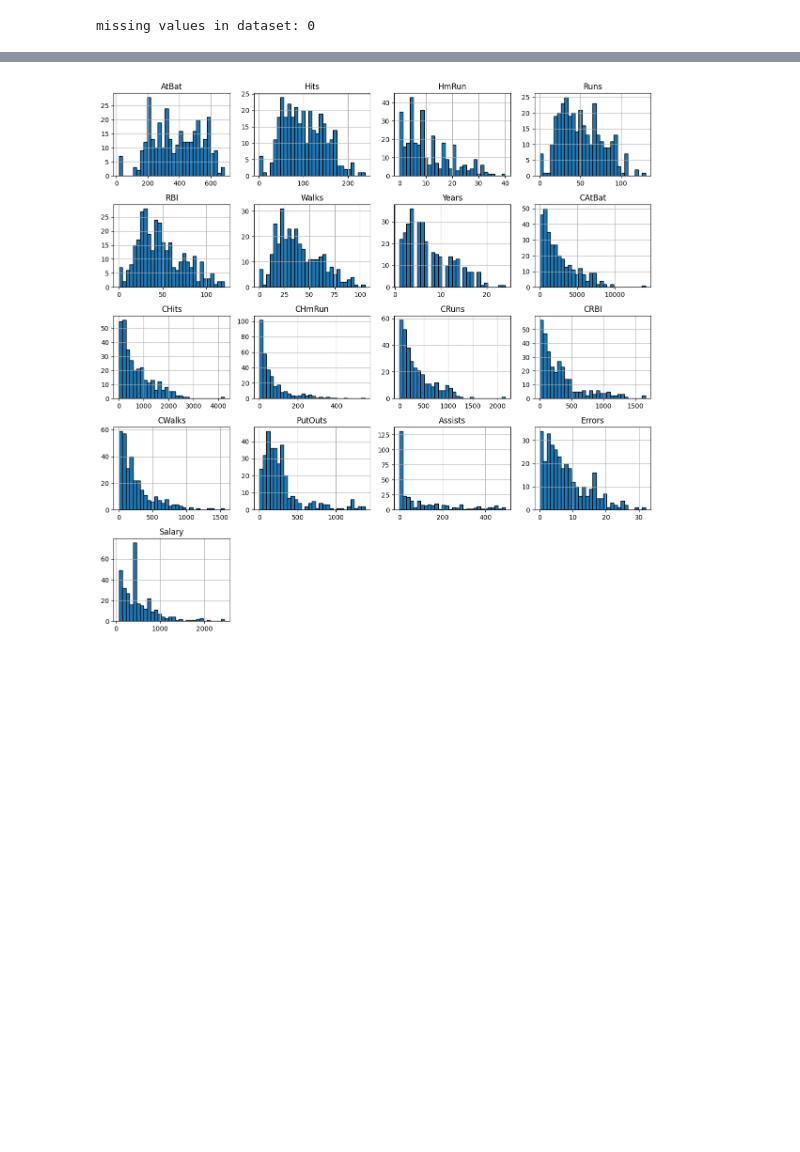
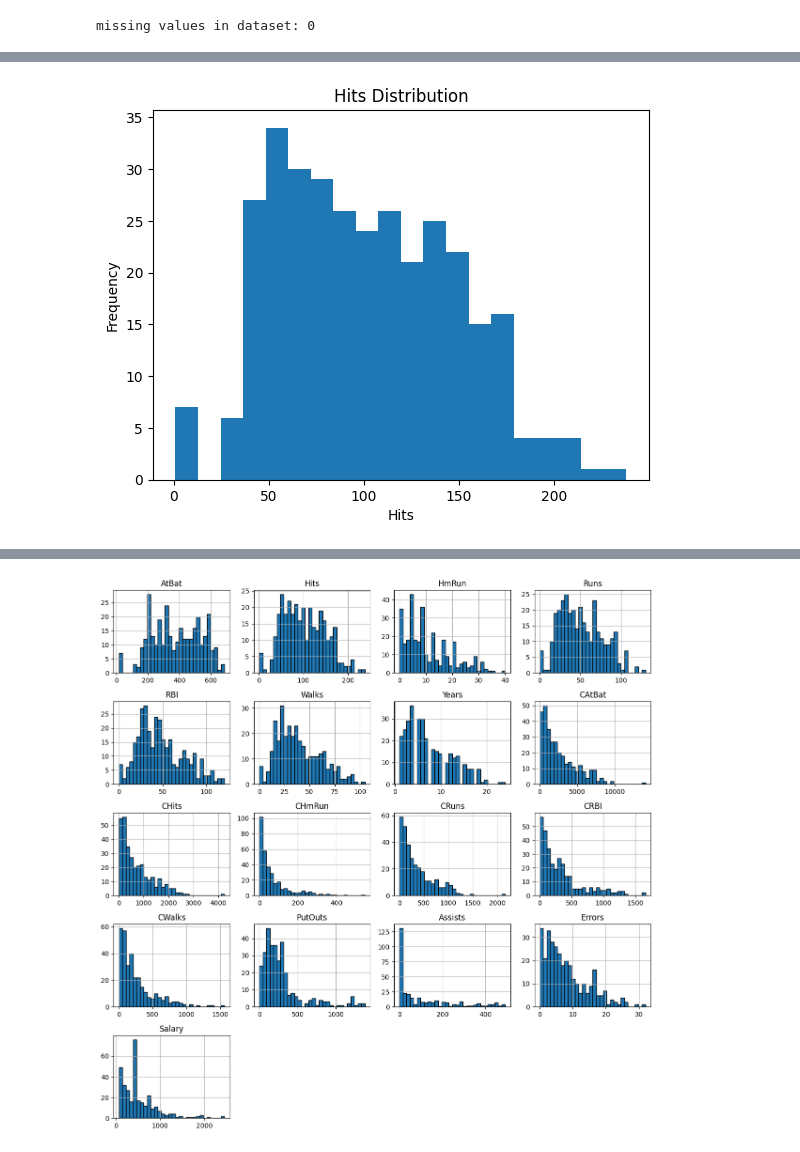
Before and after one commit to Vaishaliii25/EDA_DA, a Jupyter notebook: 21BDS0043_EDA.ipynb, the cells around one changed output, grey strips where cells are left out. Cells and saved outputs as stored; diff of their text form; code cells hidden in the pictures; blank space fills up the shorter version.

```diff
--- a/21BDS0043_EDA.ipynb
+++ b/21BDS0043_EDA.ipynb
@@ -89,0 +187,9 @@ missing values in dataset: 0
+# %%
+# Histogram for Hits
+plt.hist(df['Hits'], bins=20)
+plt.title('Hits Distribution')
+plt.xlabel('Hits')
+plt.ylabel('Frequency')
+plt.show()
+# %% [output]
+[figure, added]
```
Also changed, not shown: parts of 64 cells of this notebook.
